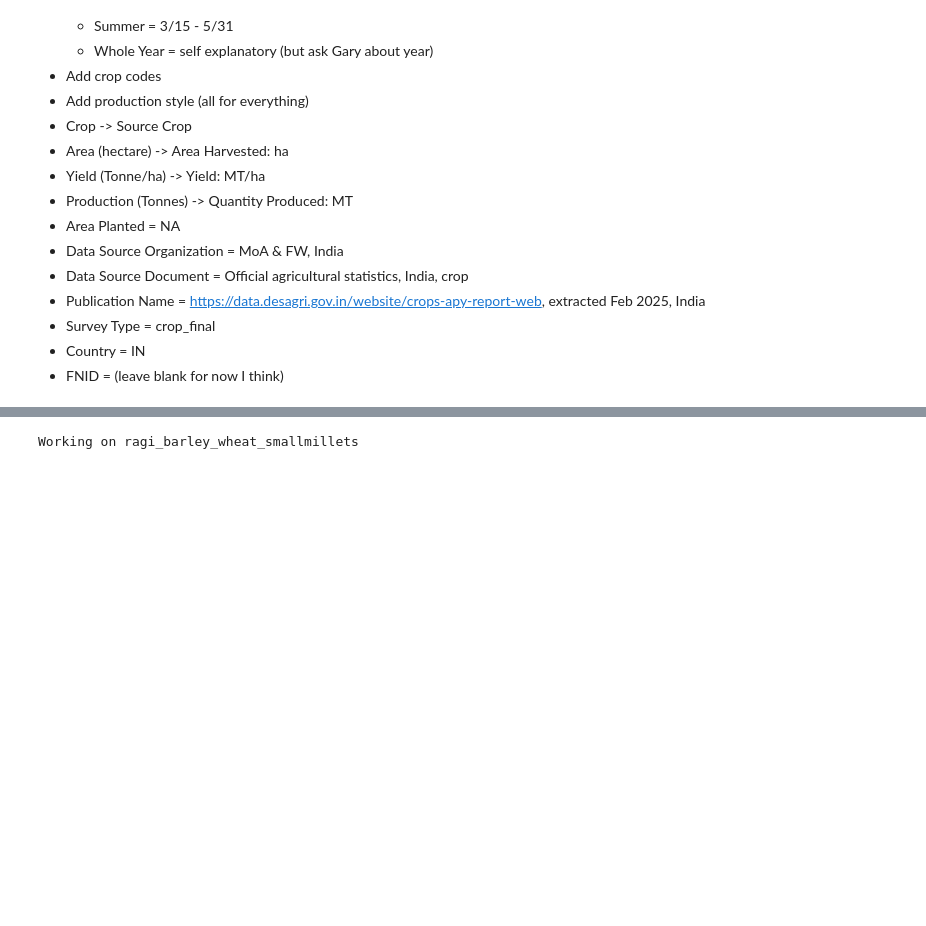
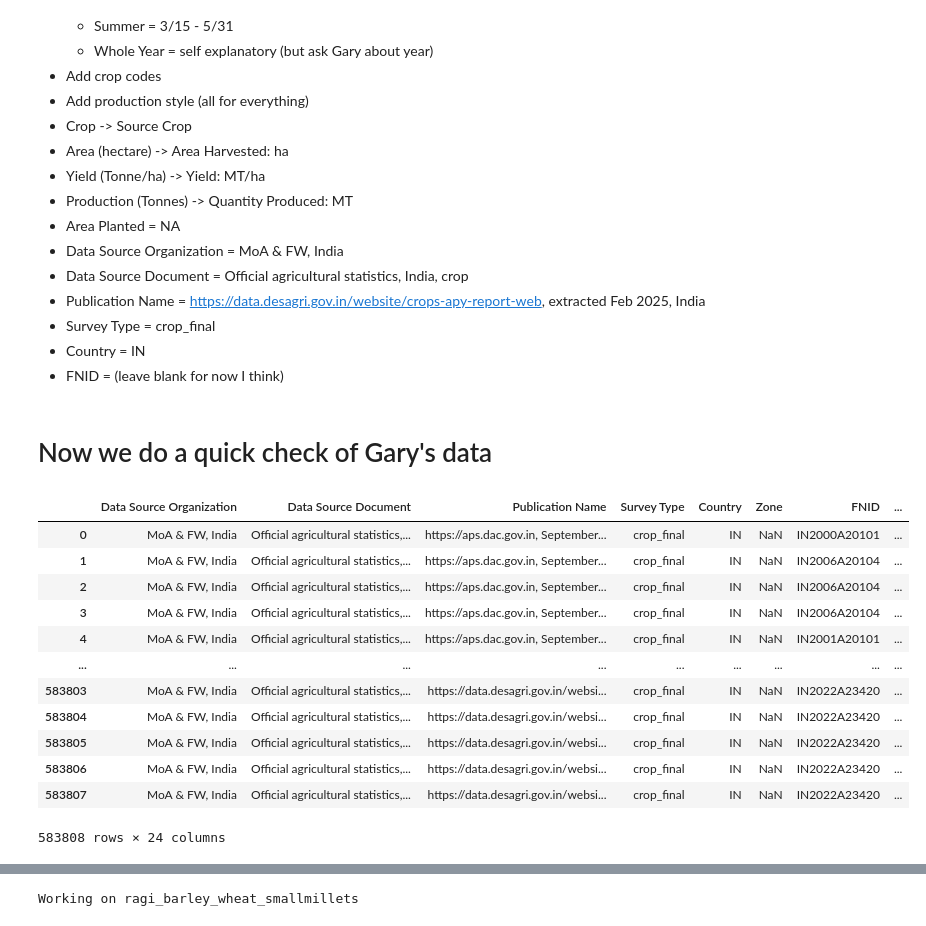
Before and after one commit to michaelmfoley/india_hybrid_methodology, a Jupyter notebook: mike/india_crop_combine_general.ipynb, the cells around one changed output, grey strips where cells are left out. Cells and saved outputs as stored; diff of their text form; code cells hidden in the pictures; blank space fills up the shorter version.

```diff
--- a/mike/india_crop_combine_general.ipynb
+++ b/mike/india_crop_combine_general.ipynb
@@ -411,4 +460,22 @@ def merge_tables(old_df, final_df):
     return combined_df
+# %% [markdown]
+# Now we do a quick check of Gary's data
 # %%
 #Load in full data and see how much overlap there is
 old_df = pd.read_excel('/Users/michaelfoley/Library/CloudStorage/GoogleDrive-mfoley@g.harvard.edu/My Drive/Subnational_Yield_Database/data/processed/IND/old_agstats/IN_AgStatsFeb2025_Gary.xlsx')
+# %%
+old_df
+# %% [output]
+|  | Data Source Organization | Data Source Document | Publication Name | Survey Type | Country | Zone | FNID | ... |
+| 0 | MoA & FW, India | Official agricultural statistics,... | https://aps.dac.gov.in, September... | crop_final | IN | NaN | IN2000A20101 | ... |
+| 1 | MoA & FW, India | Official agricultural statistics,... | https://aps.dac.gov.in, September... | crop_final | IN | NaN | IN2006A20104 | ... |
+| 2 | MoA & FW, India | Official agricultural statistics,... | https://aps.dac.gov.in, September... | crop_final | IN | NaN | IN2006A20104 | ... |
+| 3 | MoA & FW, India | Official agricultural statistics,... | https://aps.dac.gov.in, September... | crop_final | IN | NaN | IN2006A20104 | ... |
+| 4 | MoA & FW, India | Official agricultural statistics,... | https://aps.dac.gov.in, September... | crop_final | IN | NaN | IN2001A20101 | ... |
+| ... | ... | ... | ... | ... | ... | ... | ... | ... |
+| 583803 | MoA & FW, India | Official agricultural statistics,... | https://data.desagri.gov.in/websi... | crop_final | IN | NaN | IN2022A23420 | ... |
+| 583804 | MoA & FW, India | Official agricultural statistics,... | https://data.desagri.gov.in/websi... | crop_final | IN | NaN | IN2022A23420 | ... |
+| 583805 | MoA & FW, India | Official agricultural statistics,... | https://data.desagri.gov.in/websi... | crop_final | IN | NaN | IN2022A23420 | ... |
+| 583806 | MoA & FW, India | Official agricultural statistics,... | https://data.desagri.gov.in/websi... | crop_final | IN | NaN | IN2022A23420 | ... |
+| 583807 | MoA & FW, India | Official agricultural statistics,... | https://data.desagri.gov.in/websi... | crop_final | IN | NaN | IN2022A23420 | ... |
+583808 rows × 24 columns
```
Also changed, not shown: parts of 25 cells of this notebook, 10 other files.
